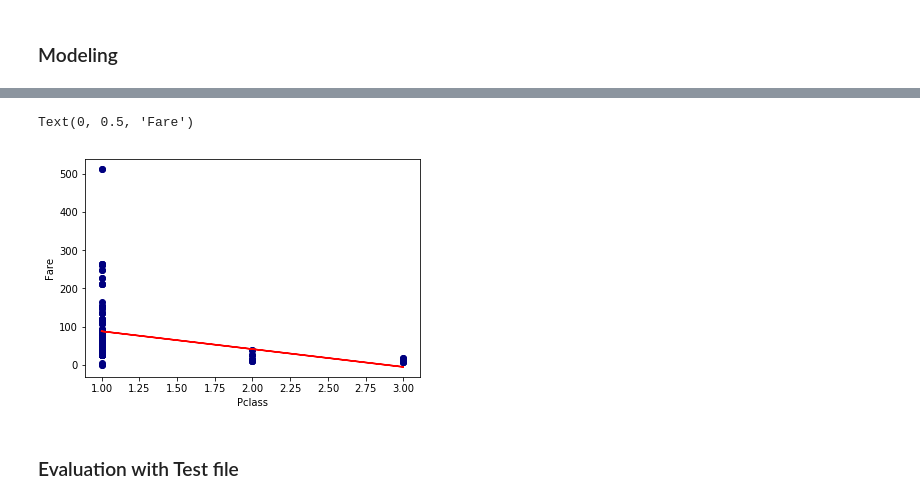
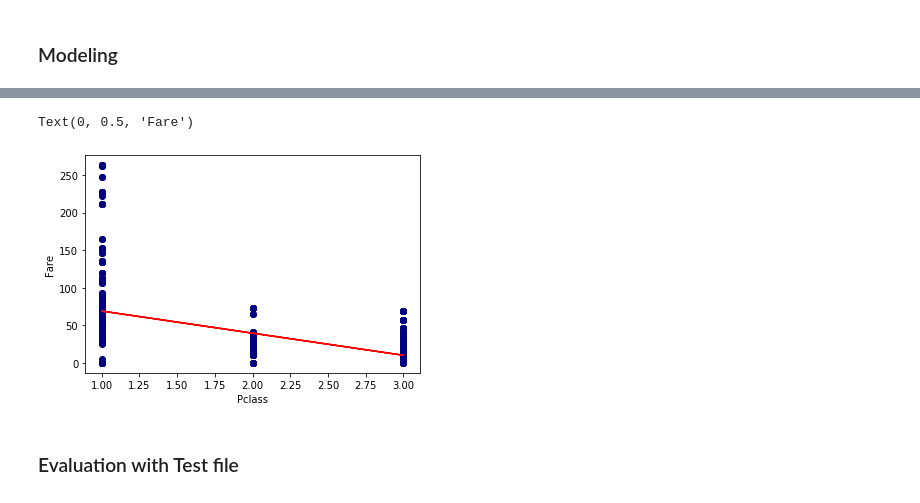
Before and after one commit to Juyeon-Lee-04/Data-Analysis-Study, a Jupyter notebook: Simple Linear Regression- Titanic.ipynb, the cells around one changed output, grey strips where cells are left out. Drawn from its saved outputs; the diff is of its cells as text; code cells hidden in the pictures.

```diff
--- a/Simple Linear Regression- Titanic.ipynb
+++ b/Simple Linear Regression- Titanic.ipynb
@@ -156,0 +156,2 @@ def outliers_iqr(ys):
+# %%
+ar[["Age"]] = ar[["Age"]].astype("int")
@@ -156,0 +182,2 @@ def outliers_iqr(ys):
+# %%
+ar['Embarked'].replace(np.nan, 'S', inplace=True)
@@ -156,0 +204,2 @@ def outliers_iqr(ys):
+# %%
+ar['Cabin'].replace(np.nan, "", inplace = True)
@@ -297,8 +446,8 @@ See the caveats in the documentation: http://pandas.pydata.org/pandas-docs/stabl
 from sklearn import linear_model
 regr = linear_model.LinearRegression()
 
-x = np.asanyarray(agedrop[['Pclass']])
-y = np.asanyarray(agedrop[['Fare']])
+x = np.asanyarray(ar[['Pclass']])
+y = np.asanyarray(ar[['Fare']])
 
 #there will be error if there is any nan value in variables.
 # %%
@@ -312,11 +461,11 @@ Intercept:  [134.33337346]
 # %%
-plt.scatter(agedrop.Pclass, agedrop.Fare,  color='navy')
+plt.scatter(ar.Pclass, ar.Fare,  color='navy')
 plt.plot(x, regr.coef_[0][0]*x+ regr.intercept_[0], '-r')
 plt.xlabel("Pclass")
 plt.ylabel("Fare")
 # %% [output]
 Text(0, 0.5, 'Fare')
-[figure, old version]
+[figure, new version]
 # %% [markdown]
 ### Evaluation with Test file
 # %%
```
Also changed, not shown: parts of 54 cells of this notebook.
